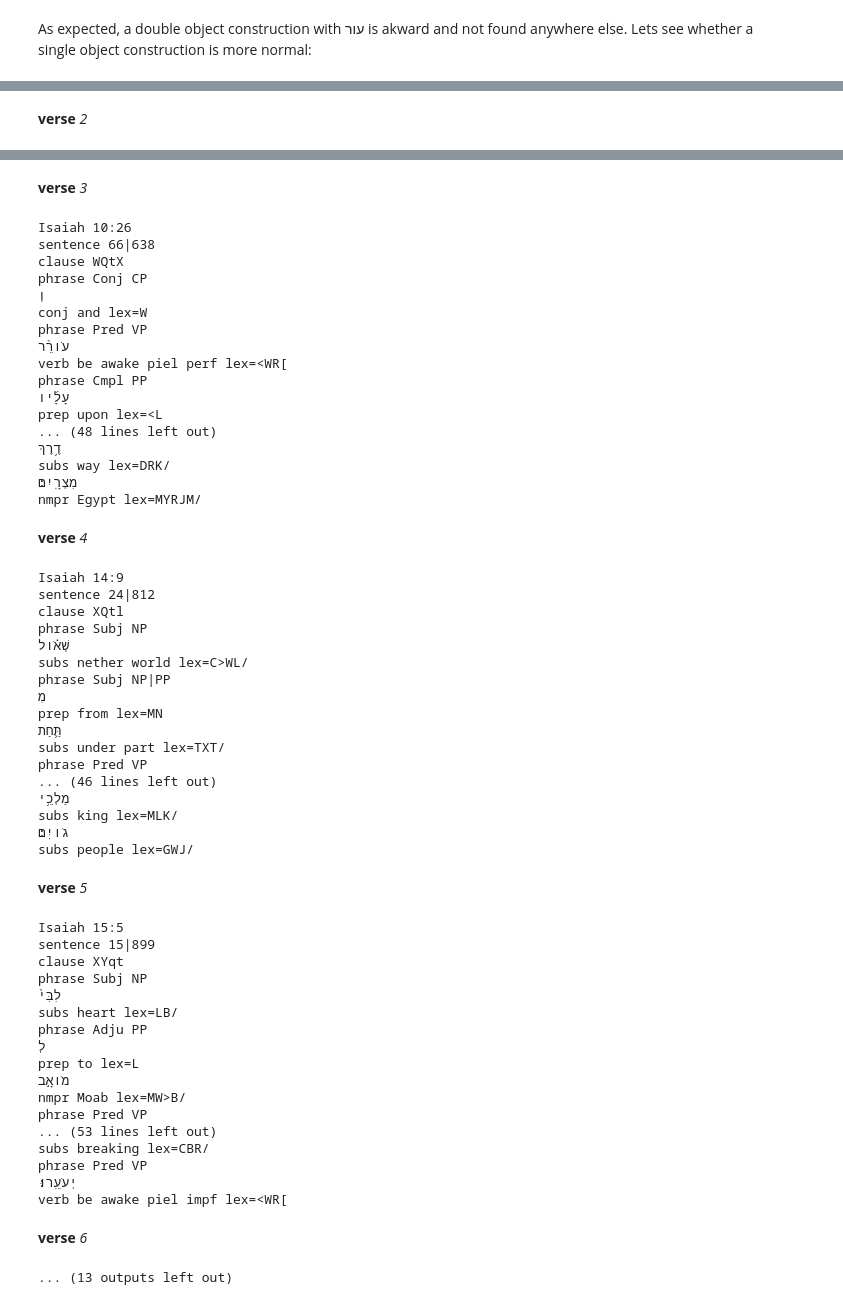
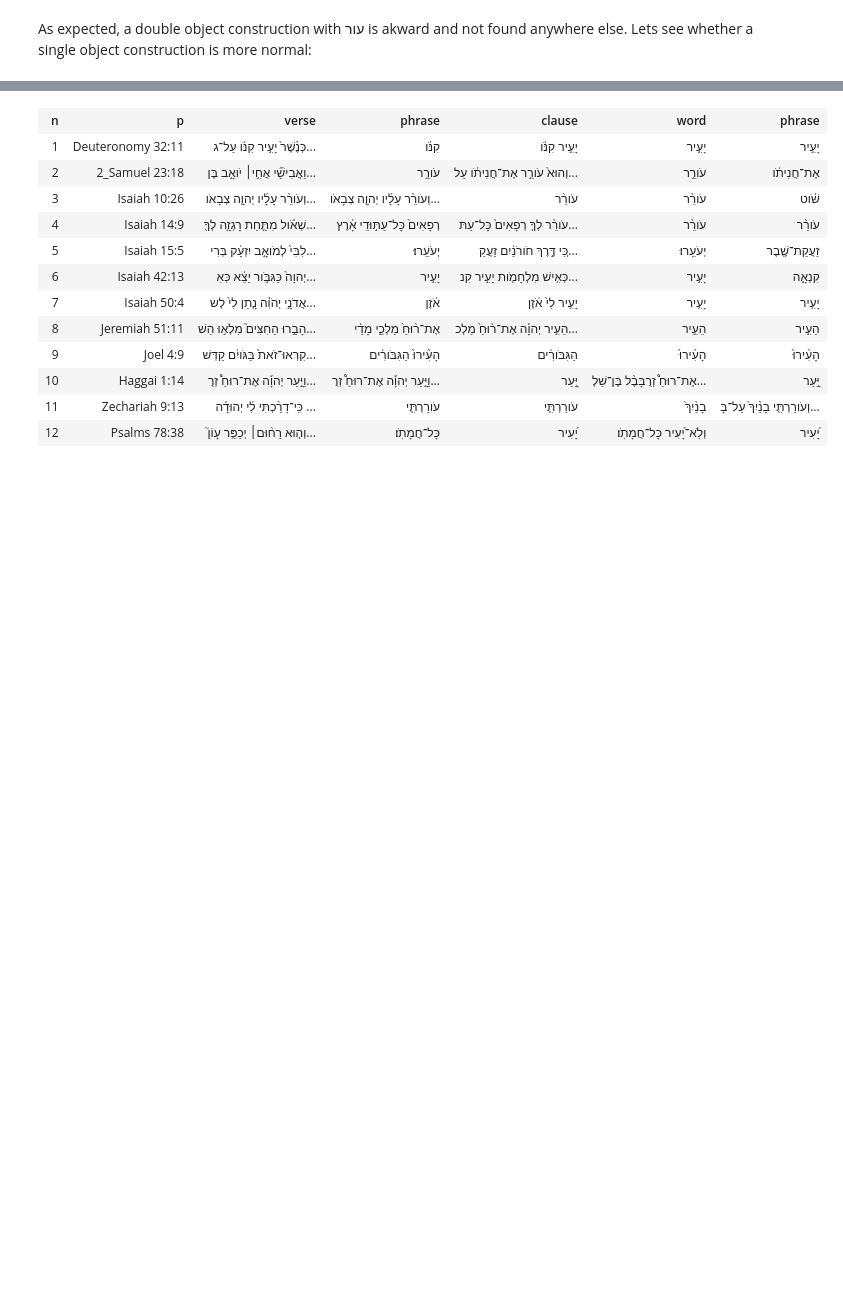
Before and after one commit to oliverglanz/Text-Fabric, a Jupyter notebook: Daniel11/0000_ETCBC-TF_2002-BHS_Daniel11_research_o.glanz_prof-edition.ipynb, the cells around one changed output, grey strips where cells are left out. Saved outputs shown, nothing was run; the diff lists cells and outputs as text; code cells hidden in the pictures; blank space fills up the shorter version.

```diff
--- a/Daniel11/0000_ETCBC-TF_2002-BHS_Daniel11_research_o.glanz_prof-edition.ipynb
+++ b/Daniel11/0000_ETCBC-TF_2002-BHS_Daniel11_research_o.glanz_prof-edition.ipynb
@@ -287,5 +295,5 @@ clause
     phrase function=Objc
 '''
 SingleObjectwithAwake  = A.search(SingleObjectwithAwake)
-A.show(SingleObjectwithAwake, start=1, end=12, condensed=True)
+A.table(SingleObjectwithAwake, start=1, end=12, condensed=True)
 # %% [output]
@@ -311 +300,0 @@ subs wing lex=>BRH/
-verse 2
@@ -329,58 +301,15 @@ subs three lex=CLC/
-verse 3
-Isaiah 10:26
-sentence 66|638
-clause WQtX
-phrase Conj CP
-וְ
-conj and lex=W
-phrase Pred VP
-עֹורֵ֨ר
-verb be awake piel perf lex=<WR[
-phrase Cmpl PP
-עָלָ֜יו
-prep upon lex=<L
-... (48 lines left out)
-דֶ֥רֶךְ
-subs way lex=DRK/
-מִצְרָֽיִם׃
-nmpr Egypt lex=MYRJM/
-verse 4
-Isaiah 14:9
-sentence 24|812
-clause XQtl
-phrase Subj NP
-שְׁאֹ֗ול
-subs nether world lex=C>WL/
-phrase Subj NP|PP
-מִ
-prep from lex=MN
-תַּ֛חַת
-subs under part lex=TXT/
-phrase Pred VP
-... (46 lines left out)
-מַלְכֵ֥י
-subs king lex=MLK/
-גֹויִֽם׃
-subs people lex=GWJ/
-verse 5
-Isaiah 15:5
-sentence 15|899
-clause XYqt
-phrase Subj NP
-לִבִּי֙
-subs heart lex=LB/
-phrase Adju PP
-לְ
-prep to lex=L
-מֹואָ֣ב
-nmpr Moab lex=MW>B/
-phrase Pred VP
-... (53 lines left out)
-subs breaking lex=CBR/
-phrase Pred VP
-יְעֹעֵֽרוּ׃
-verb be awake piel impf lex=<WR[
-verse 6
-... (13 outputs left out)
+| n | p | verse | phrase | clause | word | phrase |
+| 1 | Deuteronomy 32:11 | כְּנֶ֨שֶׁר֙ יָעִ֣יר קִנֹּ֔ו עַל־ג... | קִנֹּ֔ו | יָעִ֣יר קִנֹּ֔ו | יָעִ֣יר | יָעִ֣יר |
+| 2 | 2_Samuel 23:18 | וַאֲבִישַׁ֞י אֲחִ֣י׀ יֹואָ֣ב בֶּן... | עֹורֵ֣ר | וְהוּא֙ עֹורֵ֣ר אֶת־חֲנִיתֹ֔ו עַל... | עֹורֵ֣ר | אֶת־חֲנִיתֹ֔ו |
+| 3 | Isaiah 10:26 | וְעֹורֵ֨ר עָלָ֜יו יְהוָ֤ה צְבָאֹו... | וְעֹורֵ֨ר עָלָ֜יו יְהוָ֤ה צְבָאֹו... | עֹורֵ֨ר | עֹורֵ֨ר | שֹׁ֔וט |
+| 4 | Isaiah 14:9 | שְׁאֹ֗ול מִתַּ֛חַת רָגְזָ֥ה לְךָ֖... | רְפָאִים֙ כָּל־עַתּ֣וּדֵי אָ֔רֶץ | עֹורֵ֨ר לְךָ֤ רְפָאִים֙ כָּל־עַתּ... | עֹורֵ֨ר | עֹורֵ֨ר |
+| 5 | Isaiah 15:5 | לִבִּי֙ לְמֹואָ֣ב יִזְעָ֔ק בְּרִי... | יְעֹעֵֽרוּ׃ | כִּ֚י דֶּ֣רֶךְ חֹורֹנַ֔יִם זַעֲקַ... | יְעֹעֵֽרוּ׃ | זַעֲקַת־שֶׁ֖בֶר |
+| 6 | Isaiah 42:13 | יְהוָה֙ כַּגִּבֹּ֣ור יֵצֵ֔א כְּאִ... | יָעִ֣יר | כְּאִ֥ישׁ מִלְחָמֹ֖ות יָעִ֣יר קִנ... | יָעִ֣יר | קִנְאָ֑ה |
+| 7 | Isaiah 50:4 | אֲדֹנָ֣י יְהֹוִ֗ה נָ֤תַן לִי֙ לְש... | אֹ֔זֶן | יָעִ֥יר לִי֙ אֹ֔זֶן | יָעִ֥יר | יָעִ֥יר |
+| 8 | Jeremiah 51:11 | הָבֵ֣רוּ הַחִצִּים֮ מִלְא֣וּ הַשׁ... | אֶת־ר֨וּחַ֙ מַלְכֵ֣י מָדַ֔י | הֵעִ֣יר יְהוָ֗ה אֶת־ר֨וּחַ֙ מַלְכ... | הֵעִ֣יר | הֵעִ֣יר |
+| 9 | Joel 4:9 | קִרְאוּ־זֹאת֙ בַּגֹּויִ֔ם קַדְּשׁ... | הָעִ֨ירוּ֙ הַגִּבֹּורִ֔ים | הַגִּבֹּורִ֔ים | הָעִ֨ירוּ֙ | הָעִ֨ירוּ֙ |
+| 10 | Haggai 1:14 | וַיָּ֣עַר יְהוָ֡ה אֶת־רוּחַ֩ זְרֻ... | וַיָּ֣עַר יְהוָ֡ה אֶת־רוּחַ֩ זְרֻ... | יָּ֣עַר | אֶת־רוּחַ֩ זְרֻבָּבֶ֨ל בֶּן־שַׁלְ... | יָּ֣עַר |
+| 11 | Zechariah 9:13 | כִּֽי־דָרַ֨כְתִּי לִ֜י יְהוּדָ֗ה ... | עֹורַרְתִּ֤י | עֹורַרְתִּ֤י | בָנַ֨יִךְ֙ | וְעֹורַרְתִּ֤י בָנַ֨יִךְ֙ עַל־בָּ... |
+| 12 | Psalms 78:38 | וְה֤וּא רַח֨וּם׀ יְכַפֵּ֥ר עָוֹן֮... | כָּל־חֲמָתֹֽו׃ | יָ֝עִיר | וְלֹֽא־יָ֝עִיר כָּל־חֲמָתֹֽו׃ | יָ֝עִיר |
 # %% [markdown]
 ### Conclusion on issue01+02
```
Also changed, not shown: parts of 14 cells of this notebook, 1 other file.
